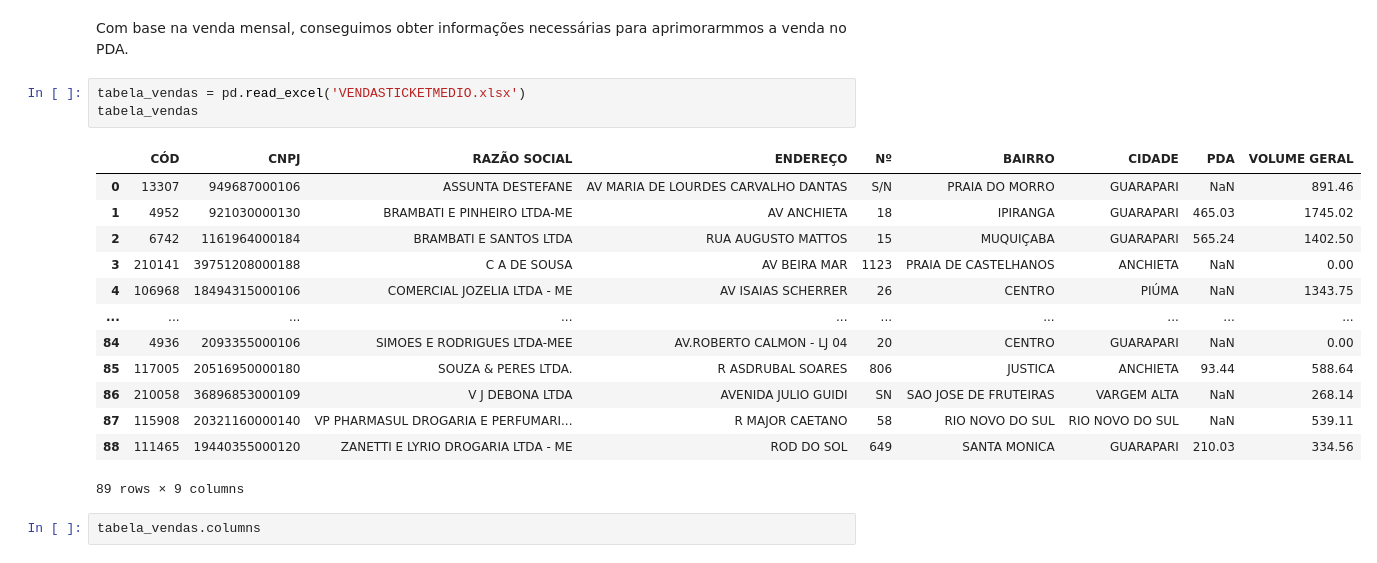
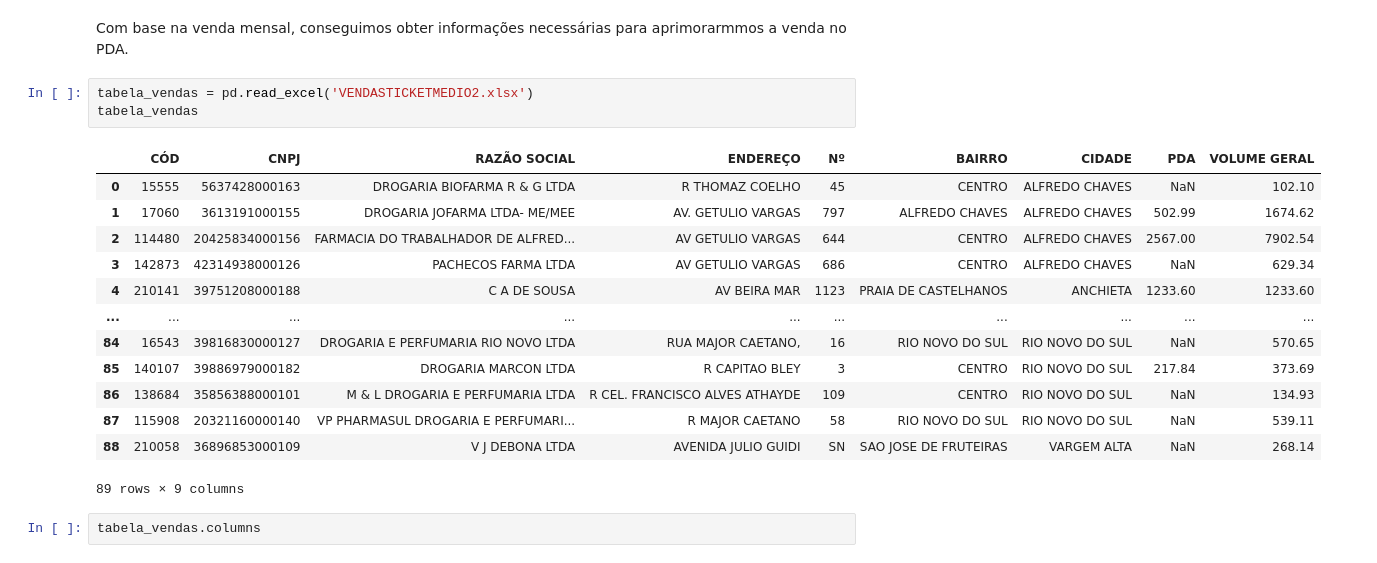
Before and after one commit to ricardogomesmatos/MilleniumComercial, a Jupyter notebook: Projeto_Millenium.ipynb, the cells around one changed output. Cells and saved outputs as stored; diff of their text form.

```diff
--- a/Projeto_Millenium.ipynb
+++ b/Projeto_Millenium.ipynb
@@ -488,21 +481,21 @@ Por mês, o RCA que trabalhar no setor do Litoral, gastará em média R$ 1499.98
 # %% [markdown]
 Com base na venda mensal, conseguimos obter informações necessárias para aprimorarmmos a venda no PDA.
 # %%
-tabela_vendas = pd.read_excel('VENDASTICKETMEDIO.xlsx')
+tabela_vendas = pd.read_excel('VENDASTICKETMEDIO2.xlsx')
 tabela_vendas
 # %% [output]
 |  | CÓD | CNPJ | RAZÃO SOCIAL | ENDEREÇO | Nº | BAIRRO | CIDADE | PDA | VOLUME GERAL |
-| 0 | 13307 | 949687000106 | ASSUNTA DESTEFANE | AV MARIA DE LOURDES CARVALHO DANTAS | S/N | PRAIA DO MORRO | GUARAPARI | NaN | 891.46 |
-| 1 | 4952 | 921030000130 | BRAMBATI E PINHEIRO LTDA-ME | AV ANCHIETA | 18 | IPIRANGA | GUARAPARI | 465.03 | 1745.02 |
-| 2 | 6742 | 1161964000184 | BRAMBATI E SANTOS LTDA | RUA AUGUSTO MATTOS | 15 | MUQUIÇABA | GUARAPARI | 565.24 | 1402.50 |
-| 3 | 210141 | 39751208000188 | C A DE SOUSA | AV BEIRA MAR | 1123 | PRAIA DE CASTELHANOS | ANCHIETA | NaN | 0.00 |
-| 4 | 106968 | 18494315000106 | COMERCIAL JOZELIA LTDA - ME | AV ISAIAS SCHERRER | 26 | CENTRO | PIÚMA | NaN | 1343.75 |
+| 0 | 15555 | 5637428000163 | DROGARIA BIOFARMA R & G LTDA | R THOMAZ COELHO | 45 | CENTRO | ALFREDO CHAVES | NaN | 102.10 |
+| 1 | 17060 | 3613191000155 | DROGARIA JOFARMA LTDA- ME/MEE | AV. GETULIO VARGAS | 797 | ALFREDO CHAVES | ALFREDO CHAVES | 502.99 | 1674.62 |
+| 2 | 114480 | 20425834000156 | FARMACIA DO TRABALHADOR DE ALFRED... | AV GETULIO VARGAS | 644 | CENTRO | ALFREDO CHAVES | 2567.00 | 7902.54 |
+| 3 | 142873 | 42314938000126 | PACHECOS FARMA LTDA | AV GETULIO VARGAS | 686 | CENTRO | ALFREDO CHAVES | NaN | 629.34 |
+| 4 | 210141 | 39751208000188 | C A DE SOUSA | AV BEIRA MAR | 1123 | PRAIA DE CASTELHANOS | ANCHIETA | 1233.60 | 1233.60 |
 | ... | ... | ... | ... | ... | ... | ... | ... | ... | ... |
-| 84 | 4936 | 2093355000106 | SIMOES E RODRIGUES LTDA-MEE | AV.ROBERTO CALMON - LJ 04 | 20 | CENTRO | GUARAPARI | NaN | 0.00 |
-| 85 | 117005 | 20516950000180 | SOUZA & PERES LTDA. | R ASDRUBAL SOARES | 806 | JUSTICA | ANCHIETA | 93.44 | 588.64 |
-| 86 | 210058 | 36896853000109 | V J DEBONA LTDA | AVENIDA JULIO GUIDI | SN | SAO JOSE DE FRUTEIRAS | VARGEM ALTA | NaN | 268.14 |
+| 84 | 16543 | 39816830000127 | DROGARIA E PERFUMARIA RIO NOVO LTDA | RUA MAJOR CAETANO, | 16 | RIO NOVO DO SUL | RIO NOVO DO SUL | NaN | 570.65 |
+| 85 | 140107 | 39886979000182 | DROGARIA MARCON LTDA | R CAPITAO BLEY | 3 | CENTRO | RIO NOVO DO SUL | 217.84 | 373.69 |
+| 86 | 138684 | 35856388000101 | M & L DROGARIA E PERFUMARIA LTDA | R CEL. FRANCISCO ALVES ATHAYDE | 109 | CENTRO | RIO NOVO DO SUL | NaN | 134.93 |
 | 87 | 115908 | 20321160000140 | VP PHARMASUL DROGARIA E PERFUMARI... | R MAJOR CAETANO | 58 | RIO NOVO DO SUL | RIO NOVO DO SUL | NaN | 539.11 |
-| 88 | 111465 | 19440355000120 | ZANETTI E LYRIO DROGARIA LTDA - ME | ROD DO SOL | 649 | SANTA MONICA | GUARAPARI | 210.03 | 334.56 |
+| 88 | 210058 | 36896853000109 | V J DEBONA LTDA | AVENIDA JULIO GUIDI | SN | SAO JOSE DE FRUTEIRAS | VARGEM ALTA | NaN | 268.14 |
 89 rows × 9 columns
 # %%
 tabela_vendas.columns
```
Also changed, not shown: parts of 11 cells of this notebook.
